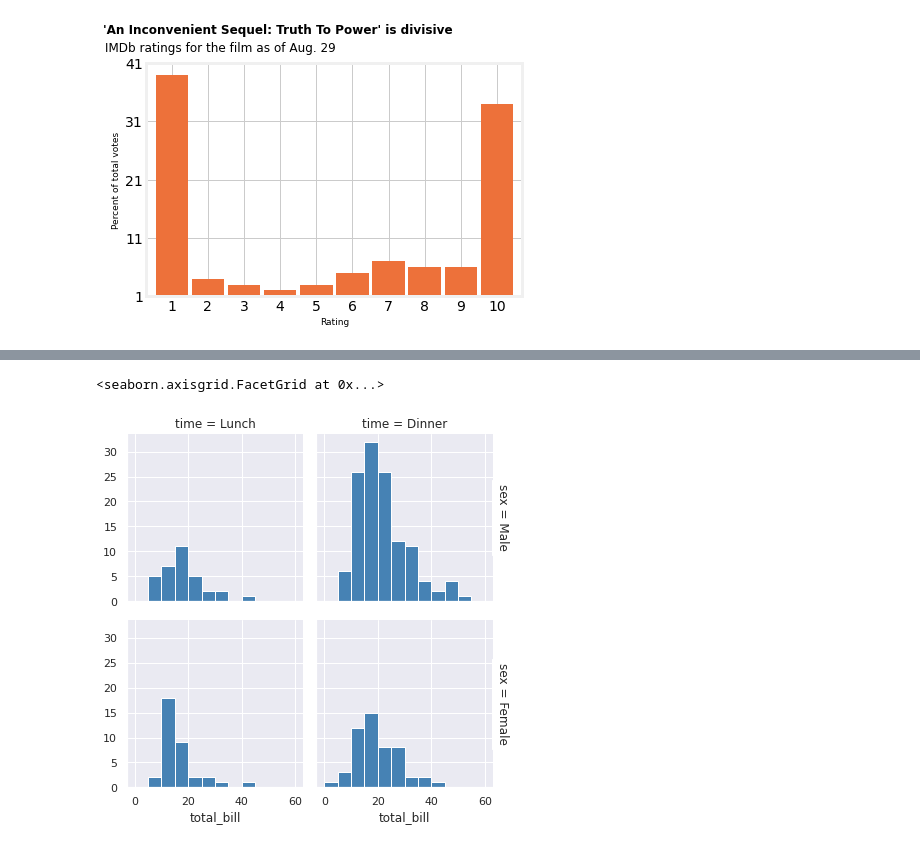
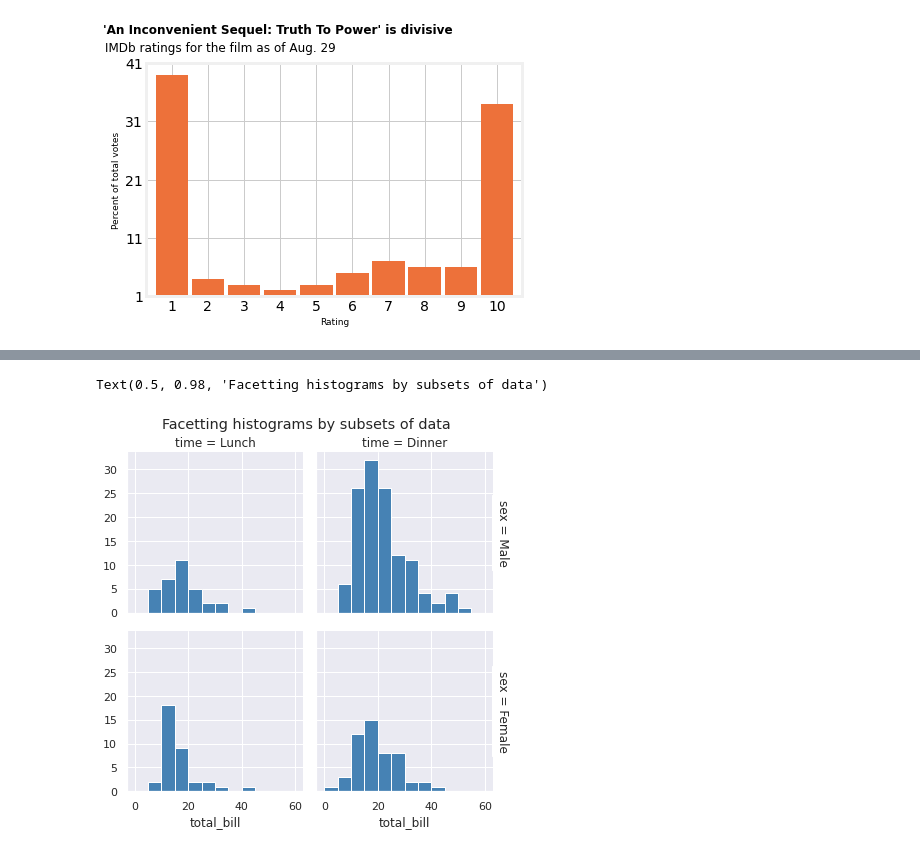
Before and after one commit to marianvinas/DS-Unit-1-Sprint-1-Data-Wrangling-and-Storytelling-1, a Jupyter notebook: module4-make-explanatory-visualizations/LS_DS_114_Make_Explanatory_Visualizations_Assignment.ipynb, the cells around one changed output, grey strips where cells are left out. Saved outputs shown, nothing was run; the diff lists cells and outputs as text; code cells hidden in the pictures.

```diff
--- a/module4-make-explanatory-visualizations/LS_DS_114_Make_Explanatory_Visualizations_Assignment.ipynb
+++ b/module4-make-explanatory-visualizations/LS_DS_114_Make_Explanatory_Visualizations_Assignment.ipynb
@@ -560,16 +560,20 @@ display(example)
 # %%
 from IPython.display import display, HTML
 
 url = 'http://seaborn.pydata.org/examples/faceted_histogram.html'
 import numpy as np
 import seaborn as sns
 import matplotlib.pyplot as plt
 sns.set(style="darkgrid")
 
+ax.text(s="IMDb ratings for the film as of Aug. 29", fontsize=12, x=-1.85, y=42);
+
 tips = sns.load_dataset("tips")
 g = sns.FacetGrid(tips, row="sex", col="time", margin_titles=True)
 bins = np.linspace(0, 60, 13)
 g.map(plt.hist, "total_bill", color="steelblue", bins=bins)
+plt.subplots_adjust(top=0.9)
+g.fig.suptitle('Facetting histograms by subsets of data')
 # %% [output]
-<seaborn.axisgrid.FacetGrid at 0x...>
+Text(0.5, 0.98, 'Facetting histograms by subsets of data')
-[figure, old version]
+[figure, new version]
```
